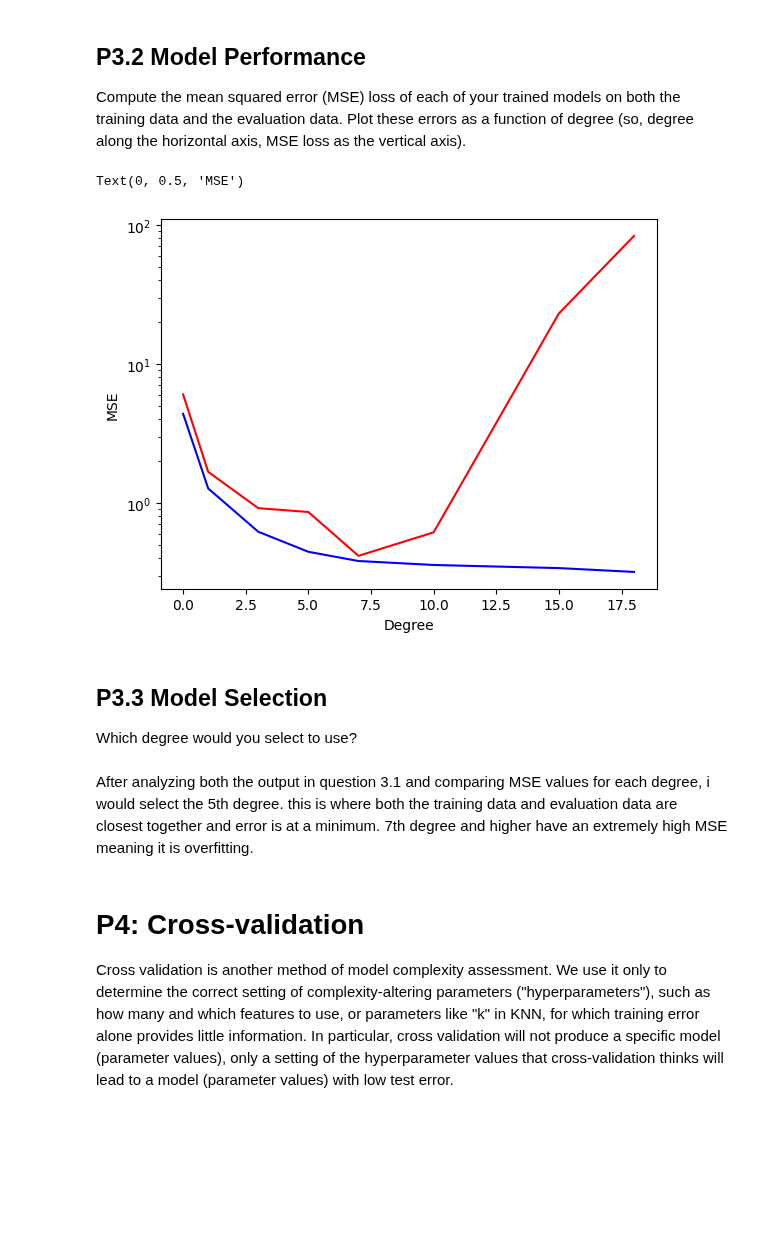
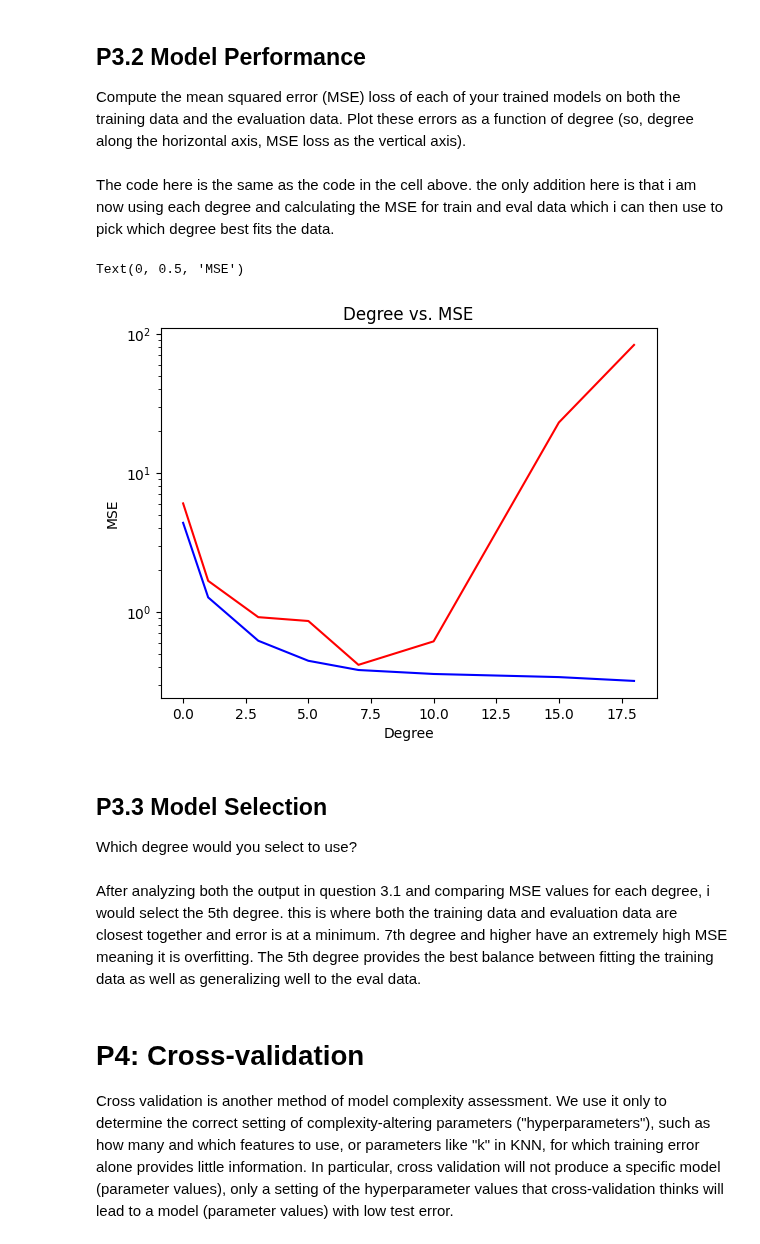
Before and after one commit to SarahAsad23/MachineLearning, a Jupyter notebook: HW2/cs273-hw2.ipynb, the cells around one changed output. Cells and saved outputs as stored; diff of their text form; code cells hidden in the pictures; blank space fills up the shorter version.

```diff
--- a/HW2/cs273-hw2.ipynb
+++ b/HW2/cs273-hw2.ipynb
@@ -107,7 +110,4 @@ Now use `sklearn`'s `KNeighborsRegressor` class to build a nearest neighbor regr
 # %%
-#***********************COME BACK AND FIX THIS USING X_SPACED***********************#
-
-
 # Create a figure with 1 row and 3 columns
 fig, axes = plt.subplots(1, 3, figsize=(12, 3))
 
@@ -116,14 +116,18 @@ x_spaced = np.linspace(0,9,100).reshape(-1,1)  # get a collection of x-locations
 ### YOUR CODE STARTS HERE ###
 
 for i, k in enumerate([1,5,20]):
+    # creating the nearest neighbor regression model
     knn = KNeighborsRegressor(n_neighbors=k)
+    # fit model to training data
     knn.fit(Xt, Yt)
     # predict using evaluation data
     y_pred = knn.predict(Xe)
+    y_pred_spaced = knn.predict(x_spaced)
     # visulaizations
     axes[i].scatter(Xt, Yt, color='blue', label='training') # plotting training data
     axes[i].scatter(Xe, Ye, color='red', label='evaluation') # plotting eval data
     axes[i].scatter(Xe, y_pred, color='green', label='prediction') # plotting prediction
+    axes[i].plot(x_spaced, y_pred_spaced, color='black')
     axes[i].legend() # show legend
 
 ###  YOUR CODE ENDS HERE  ###
@@ -322,6 +343,8 @@ for i,degree in enumerate(degrees):
 # %% [markdown]
 ## P3.2 Model Performance
 Compute the mean squared error (MSE) loss of each of your trained models on both the training data and the evaluation data.  Plot these errors as a function of degree (so, degree along the horizontal axis, MSE loss as the vertical axis).
+# %% [markdown]
+The code here is the same as the code in the cell above. the only addition here is that i am now using each degree and calculating the MSE for train and eval data which i can then use to pick which degree best fits the data.
 # %%
 mse_train = [0]*len(degrees)
 mse_test = [0]*len(degrees)
@@ -334,41 +357,42 @@ for i,degree in enumerate(degrees):
     # *** Get error include_bias to False would result in an empty
     # *** output array so setting it to true
     phi = PolynomialFeatures(degree=degree, include_bias=True).fit(Xt)
     Xt2 = phi.transform(Xt) # train
     Xe2 = phi.transform(Xe) # eval
 
     # Use StandardScaler to rescale the transformed data
     scale = StandardScaler() # find the desired transformation
     # & apply it to the training data
     X_transformed_train = scale.fit_transform(Xt2)
     X_transformed_eval = scale.transform(Xe2)
 
     # Fit your linear regression using training data
     model = LinearRegression().fit(X_transformed_train, Yt)
 
     # Predict for train data
     y_pred_train = model.predict(X_transformed_train)
 
     # predict for eval data
     y_pred_eval = model.predict(X_transformed_eval)
 
     # calculate MSE
     mse_train[i] = np.square(np.subtract(Yt, y_pred_train)).mean()
     mse_test[i] = np.square(np.subtract(Ye, y_pred_eval)).mean()
 
 # plot mse_train and mse_test as a function of the degree
-plt.semilogy(degrees, mse_train, color='blue')
-plt.semilogy(degrees, mse_test, color='red')
+plt.semilogy(degrees, mse_train, color='blue', label="train")
+plt.semilogy(degrees, mse_test, color='red', label='eval')
+plt.title("Degree vs. MSE")
 plt.xlabel('Degree')
 plt.ylabel("MSE")
 # %% [output]
 Text(0, 0.5, 'MSE')
-[figure, old version]
+[figure, new version]
 # %% [markdown]
 ## P3.3 Model Selection
 Which degree would you select to use?
 # %% [markdown]
-After analyzing both the output in question 3.1 and comparing MSE values for each degree, i would select the 5th degree. this is where both the training data and evaluation data are closest together and error is at a minimum. 7th degree and higher have an extremely high MSE meaning it is overfitting.
+After analyzing both the output in question 3.1 and comparing MSE values for each degree, i would select the 5th degree. this is where both the training data and evaluation data are closest together and error is at a minimum. 7th degree and higher have an extremely high MSE meaning it is overfitting. The 5th degree provides the best balance between fitting the training data as well as generalizing well to the eval data.
 # %% [markdown]
 # P4: Cross-validation
 Cross validation is another method of model complexity assessment.  We use it only to determine the correct setting of complexity-altering parameters ("hyperparameters"), such as how many and which features to use, or parameters like "k" in KNN, for which training error alone provides little information.  In particular, cross validation will not produce a specific model (parameter values), only a setting of the hyperparameter values that cross-validation thinks will lead to a model (parameter values) with low test error.
```
Also changed, not shown: parts of 15 cells of this notebook.
